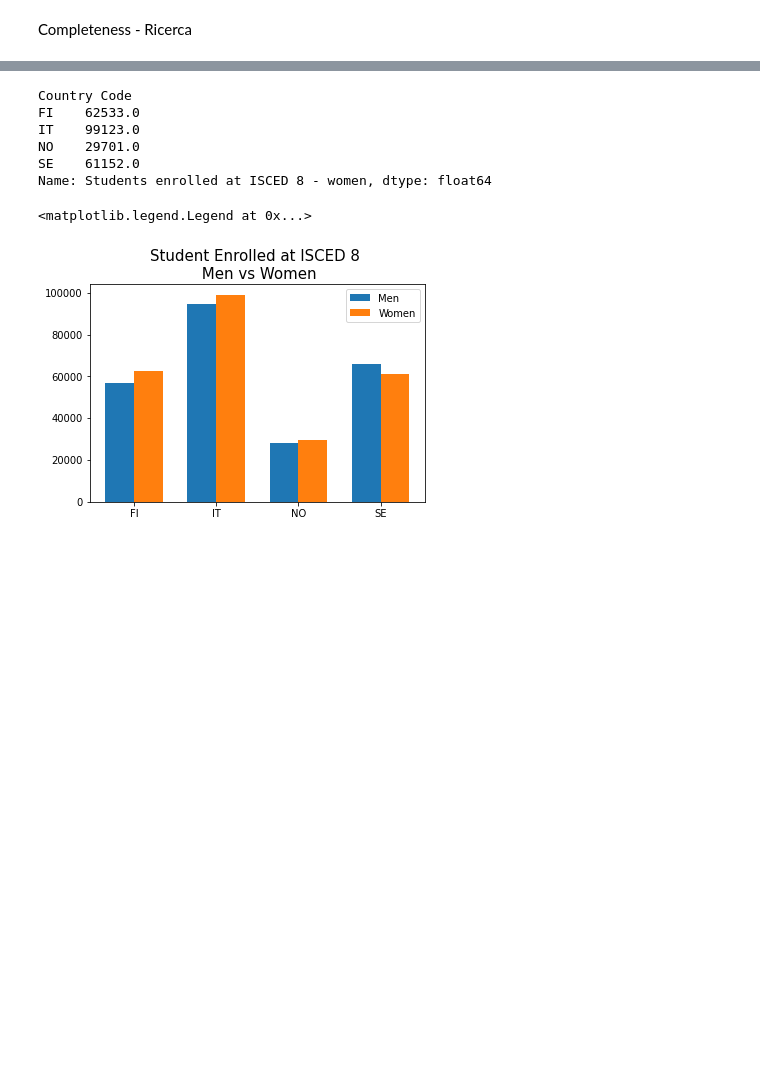
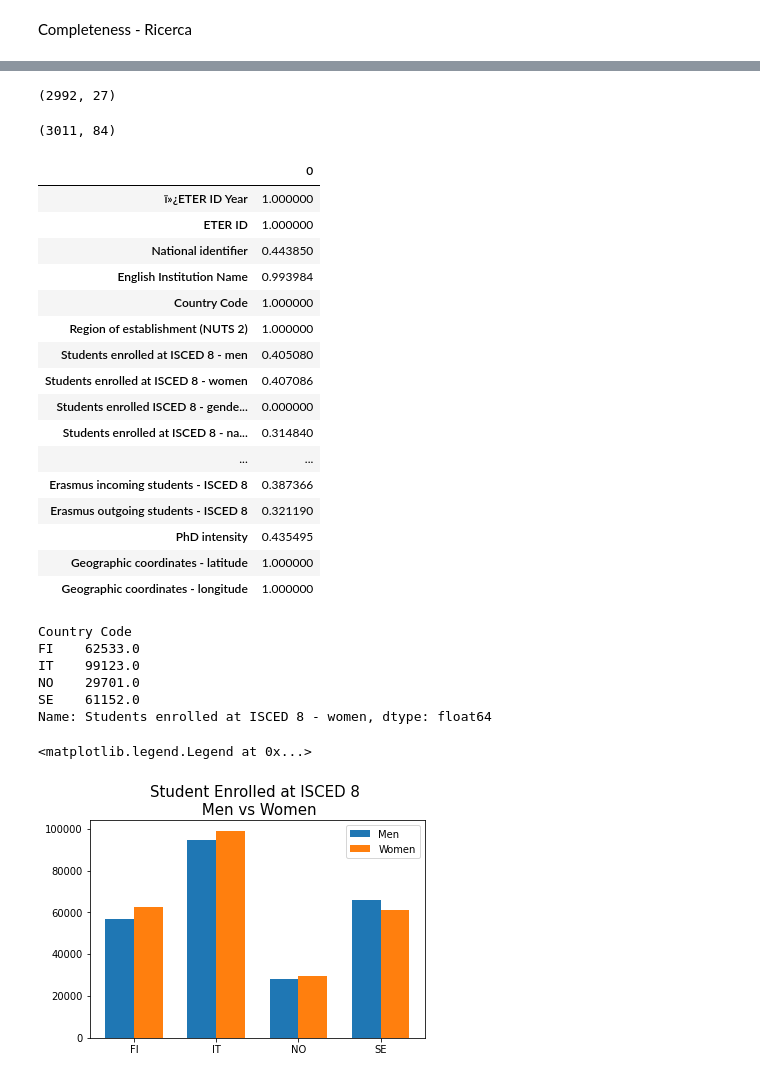
Before and after one commit to robertapassarelli/QME_projectwork, a Jupyter notebook: project_qme.ipynb, the cells around one changed output, grey strips where cells are left out. Drawn from its saved outputs; the diff is of its cells as text; code cells hidden in the pictures; blank space fills up the shorter version.

```diff
--- a/project_qme.ipynb
+++ b/project_qme.ipynb
@@ -258,0 +297,6 @@ pd.DataFrame.from_dict(missing_pct, orient='index').loc[raw_data_comp.columns,:]
+# %%
+# Remove the university with low data to improve completeness
+aux = raw_data_completeness.groupby('English Institution Name').count()
+var = aux[var_check].sum(axis=1, skipna=True)
+new_df = pd.DataFrame({'University':var.index, 'nans':var.values})
+to_remove = list((new_df[new_df['nans']==19])['University']) #19=min(var)
@@ -259,3 +325,52 @@ pd.DataFrame.from_dict(missing_pct, orient='index').loc[raw_data_comp.columns,:]
+# %%
+raw_data_comp = raw_data[variables]
+data_dropped = raw_data_comp[~(raw_data_comp["English Institution Name"].isin(to_remove))]
+# %%
+data_dropped.shape
+# %% [output]
+(2992, 27)
+# %%
+raw_data.shape
+# %% [output]
+(3011, 84)
+# %%
+data_dropped = data_dropped.fillna('None')
+data_dropped = data_dropped.replace(['a', 'c', 'm', 's', 'x', 'xc', 'xr','0'],'None')
+# %%
+for i in data_dropped.columns:
+    aux_list=[]
+    for j in list(data_dropped[i]):
+        try:
+            aux_list.append(str(int(j)))
+        except:
+            try:
+                aux_list.append(str(int(round(float('.'.join((j.split(','))))))))
+            except:
+                aux_list.append(j)
+    data_dropped[i]=aux_list
+# %%
+missing2 = defaultdict()
+for i in data_dropped.columns:
+    missing2[i] = 1 - Counter(data_dropped[i])['None']/sum(Counter(data_dropped[i]).values())
+pd.DataFrame.from_dict(missing2, orient='index').loc[data_dropped.columns,:]
+# %% [output]
+|  | 0 |
+| ï»¿ETER ID Year | 1.000000 |
+| ETER ID | 1.000000 |
+| National identifier | 0.443850 |
+| English Institution Name | 0.993984 |
+| Country Code | 1.000000 |
+| Region of establishment (NUTS 2) | 1.000000 |
+| Students enrolled at ISCED 8 - men | 0.405080 |
+| Students enrolled at ISCED 8 - women | 0.407086 |
+| Students enrolled ISCED 8 - gende... | 0.000000 |
+| Students enrolled at ISCED 8 - na... | 0.314840 |
+| ... | ... |
+| Erasmus incoming students - ISCED 8 | 0.387366 |
+| Erasmus outgoing students - ISCED 8 | 0.321190 |
+| PhD intensity | 0.435495 |
+| Geographic coordinates - latitude | 1.000000 |
+| Geographic coordinates - longitude | 1.000000 |
 # %%
 tot_stud_enrolled_men = data_clean0.groupby(['Country Code'])['Students enrolled at ISCED 8 - men'].sum()
 tot_stud_enrolled_wom = data_clean0.groupby(['Country Code'])['Students enrolled at ISCED 8 - women'].sum()
```
Also changed, not shown: parts of 12 cells of this notebook.
